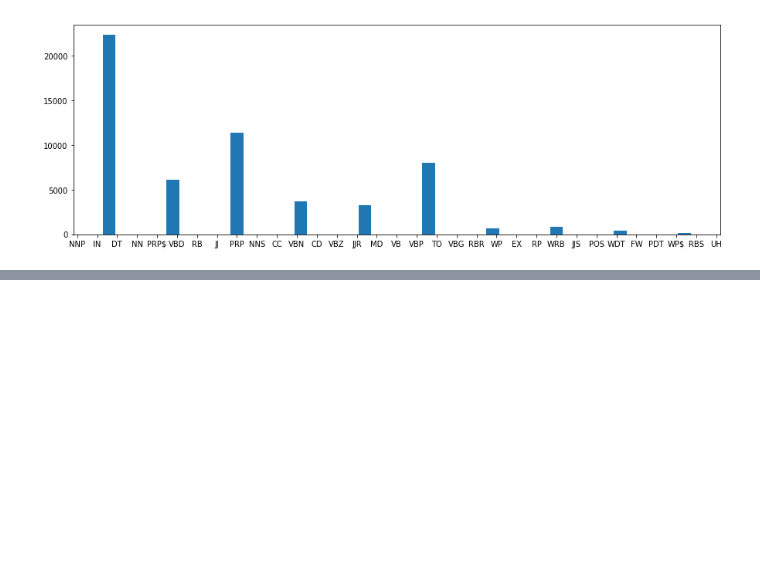
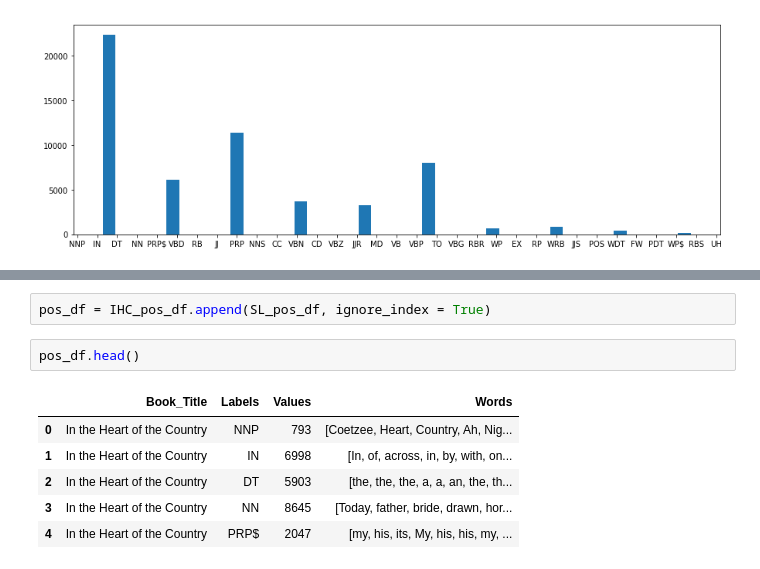
Before and after one commit to bailey-danielson/NLP_Practice, a Jupyter notebook: Part_Speech_Analysis.ipynb, the cells around one changed output, grey strips where cells are left out. Drawn from its saved outputs; the diff is of its cells as text; blank space fills up the shorter version.

```diff
--- a/Part_Speech_Analysis.ipynb
+++ b/Part_Speech_Analysis.ipynb
@@ -83,0 +273,11 @@ plt.show()
+# %%
+pos_df = IHC_pos_df.append(SL_pos_df, ignore_index = True)
+# %%
+pos_df.head()
+# %% [output]
+|  | Book_Title | Labels | Values | Words |
+| 0 | In the Heart of the Country | NNP | 793 | [Coetzee, Heart, Country, Ah, Nig... |
+| 1 | In the Heart of the Country | IN | 6998 | [In, of, across, in, by, with, on... |
+| 2 | In the Heart of the Country | DT | 5903 | [the, the, the, a, a, an, the, th... |
+| 3 | In the Heart of the Country | NN | 8645 | [Today, father, bride, drawn, hor... |
+| 4 | In the Heart of the Country | PRP$ | 2047 | [my, his, its, My, his, his, my, ... |
```
Also changed, not shown: parts of 19 cells of this notebook.
